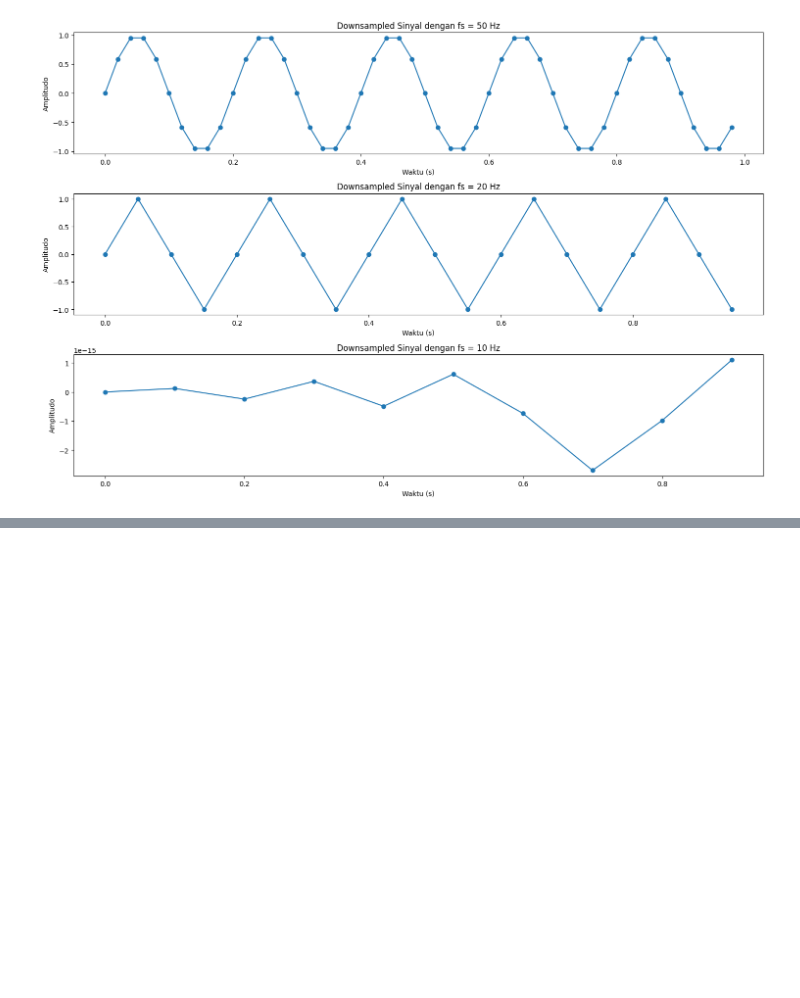
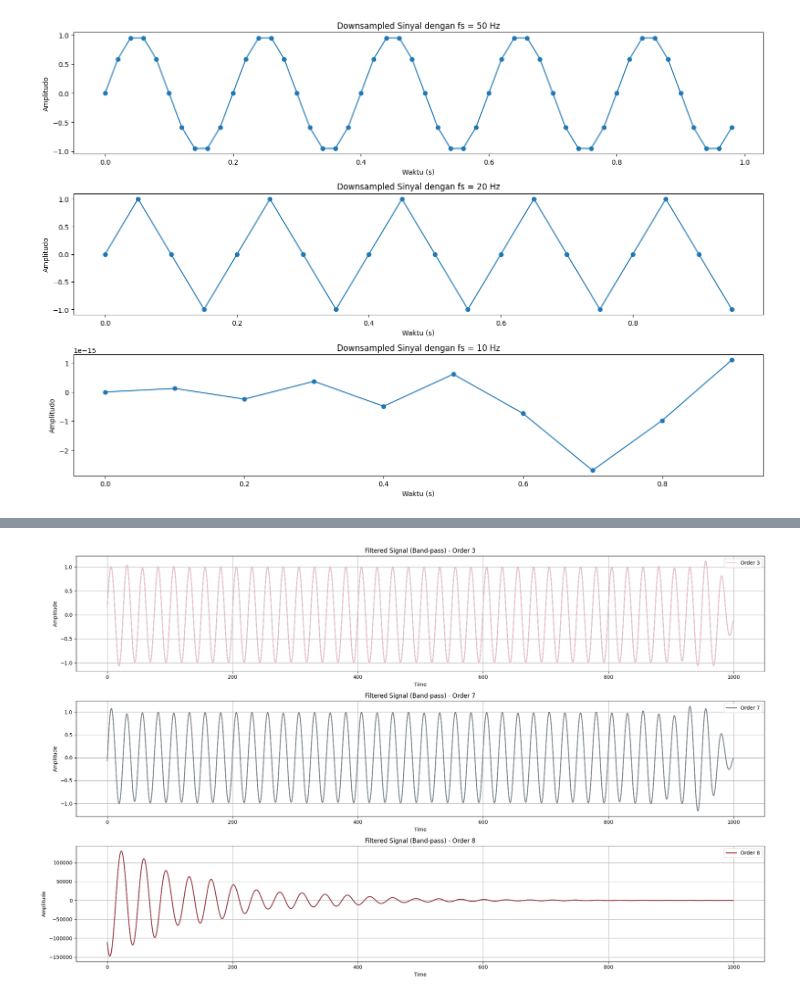
Before and after one commit to heniturnip/DSP, a Jupyter notebook: Hand-on/Hand_On_1.ipynb, the cells around one changed output, grey strips where cells are left out. Saved outputs shown, nothing was run; the diff lists cells and outputs as text; code cells hidden in the pictures; blank space fills up the shorter version.

```diff
--- a/Hand-on/Hand_On_1.ipynb
+++ b/Hand-on/Hand_On_1.ipynb
@@ -329,0 +368,27 @@ plt.show()
+# %%
+# Membuat Band-pass filter
+cutoff_low = 27  # Frekuensi cutoff dalam Hz
+cutoff_high = 50  # Frekuensi cutoff dalam Hz
+orders = [3, 7, 8]  # Orde filter yang akan dibandingkan
+colors = ['pink', 'grey', 'brown']
+
+# Menampilkan sinyal yang telah difilter
+plt.figure(figsize=(20, 12))
+
+for i, order in enumerate(orders, 1):
+    b, a = signal.butter(order, [cutoff_low, cutoff_high], fs=fs, btype='band', analog=False)
+    signal_filt_band = signal.filtfilt(b, a, sinyal_gabungan)
+
+    plt.subplot(len(orders), 1, i)
+    plt.plot(signal_filt_band)
+    plt.plot(signal_filt_band, label=f'Order {order}', color=colors[i-1])
+    plt.title(f"Filtered Signal (Band-pass) - Order {order}")
+    plt.ylabel("Amplitude")
+    plt.xlabel("Time")
+    plt.grid(True)
+    plt.legend()
+
+plt.tight_layout()
+plt.show()
+# %% [output]
+[figure, added]
```
Also changed, not shown: parts of 14 cells of this notebook.
